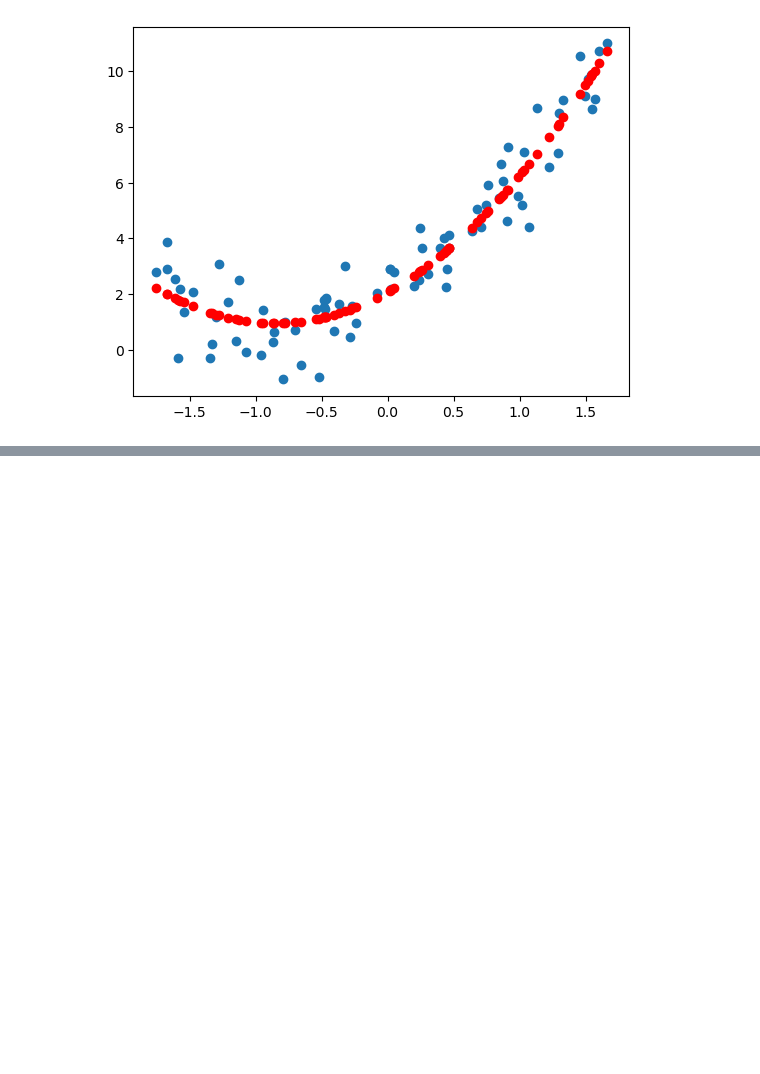
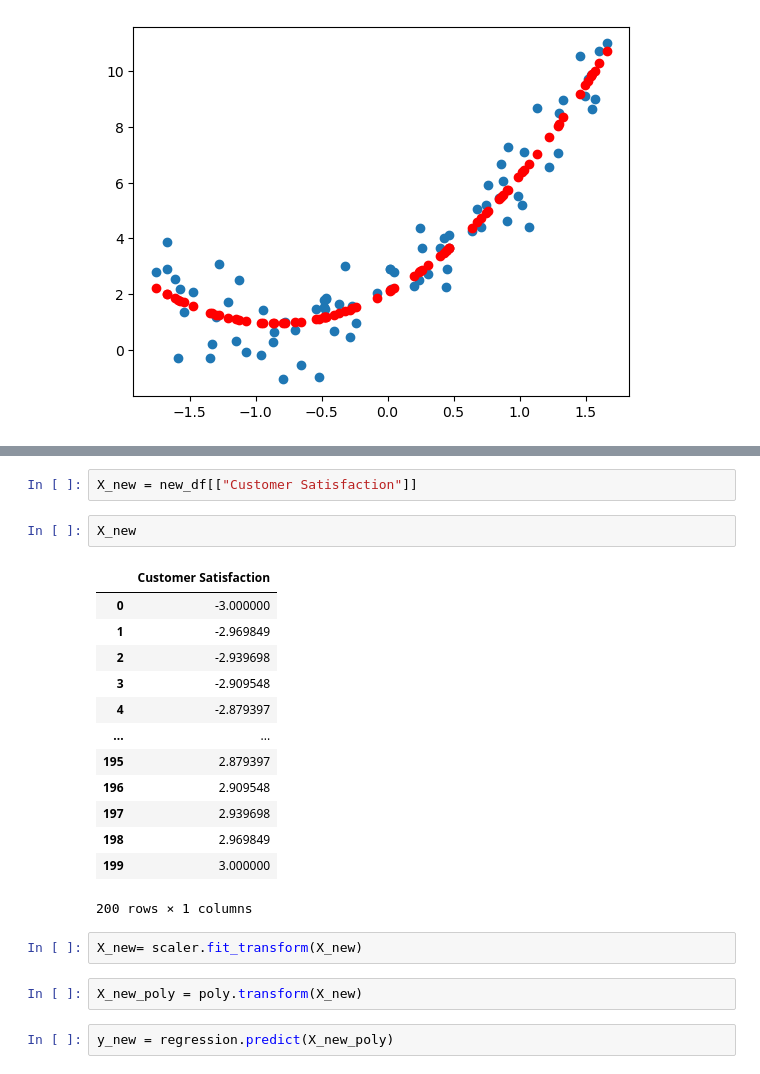
Before and after one commit to EdipMangtay/DataScience, a Jupyter notebook: MachineLearning/PolinomRegresyon.ipynb, the cells around one changed output, grey strips where cells are left out. Drawn from its saved outputs; the diff is of its cells as text; blank space fills up the shorter version.

```diff
--- a/MachineLearning/PolinomRegresyon.ipynb
+++ b/MachineLearning/PolinomRegresyon.ipynb
@@ -196,0 +231,24 @@ plt.scatter(X_train,regression.predict(X_train_poly),color="r")
+# %%
+X_new = new_df[["Customer Satisfaction"]]
+# %%
+X_new
+# %% [output]
+|  | Customer Satisfaction |
+| 0 | -3.000000 |
+| 1 | -2.969849 |
+| 2 | -2.939698 |
+| 3 | -2.909548 |
+| 4 | -2.879397 |
+| ... | ... |
+| 195 | 2.879397 |
+| 196 | 2.909548 |
+| 197 | 2.939698 |
+| 198 | 2.969849 |
+| 199 | 3.000000 |
+200 rows × 1 columns
+# %%
+X_new= scaler.fit_transform(X_new)
+# %%
+X_new_poly = poly.transform(X_new)
+# %%
+y_new = regression.predict(X_new_poly)
```
Also changed, not shown: parts of 13 cells of this notebook.
